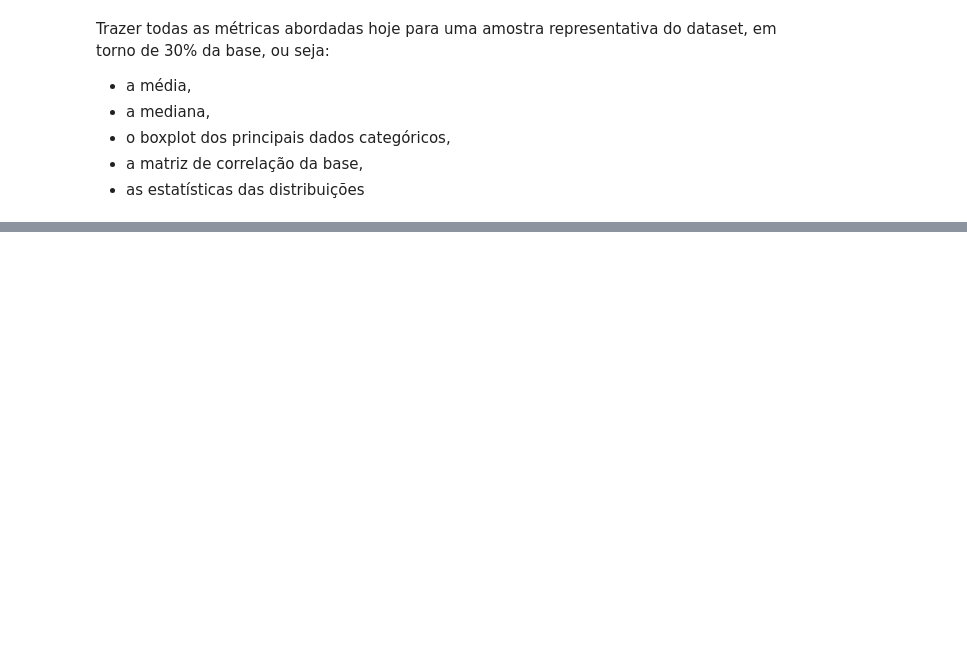
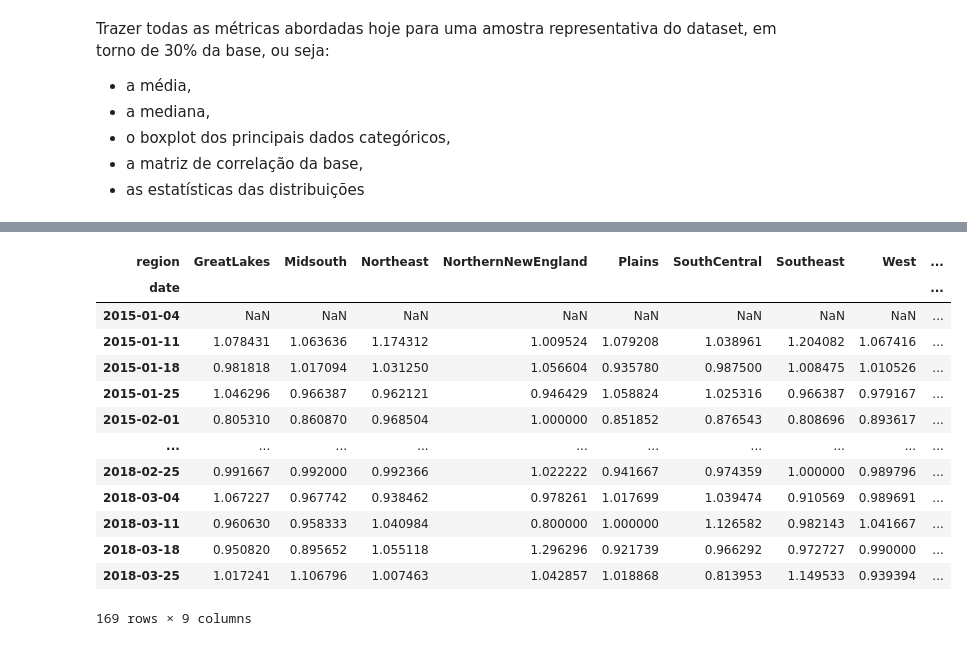
Before and after one commit to tomas-lucena/avocado, a Jupyter notebook: notebook/parte_2.ipynb, the cells around one changed output, grey strips where cells are left out. Saved outputs shown, nothing was run; the diff lists cells and outputs as text; code cells hidden in the pictures; blank space fills up the shorter version.

```diff
--- a/notebook/parte_2.ipynb
+++ b/notebook/parte_2.ipynb
@@ -355,0 +386,22 @@ px.imshow(_df.sample(frac=0.3).corr(),range_color=[-1,1], color_continuous_scale
+# %%
+mask = (df.type == 'conventional') & (df.region!='TotalUS') & df.region.isin(lista_regioes)
+
+_df = df.loc[mask,['date','average_price','region']]
+_df = _df.pivot(index='date',columns='region',values='average_price')
+_df = _df.div(_df.shift(1))
+_df
+# %% [output]
+| region | GreatLakes | Midsouth | Northeast | NorthernNewEngland | Plains | SouthCentral | Southeast | West | ... |
+| date |  |  |  |  |  |  |  |  | ... |
+| 2015-01-04 | NaN | NaN | NaN | NaN | NaN | NaN | NaN | NaN | ... |
+| 2015-01-11 | 1.078431 | 1.063636 | 1.174312 | 1.009524 | 1.079208 | 1.038961 | 1.204082 | 1.067416 | ... |
+| 2015-01-18 | 0.981818 | 1.017094 | 1.031250 | 1.056604 | 0.935780 | 0.987500 | 1.008475 | 1.010526 | ... |
+| 2015-01-25 | 1.046296 | 0.966387 | 0.962121 | 0.946429 | 1.058824 | 1.025316 | 0.966387 | 0.979167 | ... |
+| 2015-02-01 | 0.805310 | 0.860870 | 0.968504 | 1.000000 | 0.851852 | 0.876543 | 0.808696 | 0.893617 | ... |
+| ... | ... | ... | ... | ... | ... | ... | ... | ... | ... |
+| 2018-02-25 | 0.991667 | 0.992000 | 0.992366 | 1.022222 | 0.941667 | 0.974359 | 1.000000 | 0.989796 | ... |
+| 2018-03-04 | 1.067227 | 0.967742 | 0.938462 | 0.978261 | 1.017699 | 1.039474 | 0.910569 | 0.989691 | ... |
+| 2018-03-11 | 0.960630 | 0.958333 | 1.040984 | 0.800000 | 1.000000 | 1.126582 | 0.982143 | 1.041667 | ... |
+| 2018-03-18 | 0.950820 | 0.895652 | 1.055118 | 1.296296 | 0.921739 | 0.966292 | 0.972727 | 0.990000 | ... |
+| 2018-03-25 | 1.017241 | 1.106796 | 1.007463 | 1.042857 | 1.018868 | 0.813953 | 1.149533 | 0.939394 | ... |
+169 rows × 9 columns
```
Also changed, not shown: parts of 5 cells of this notebook, 4 other files.
